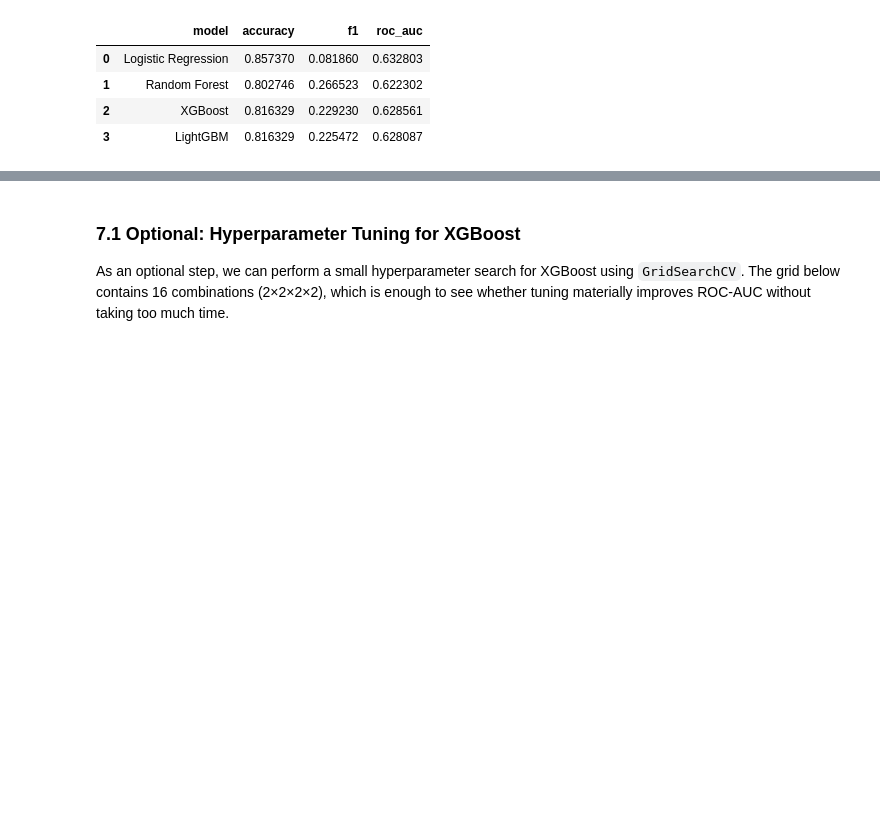
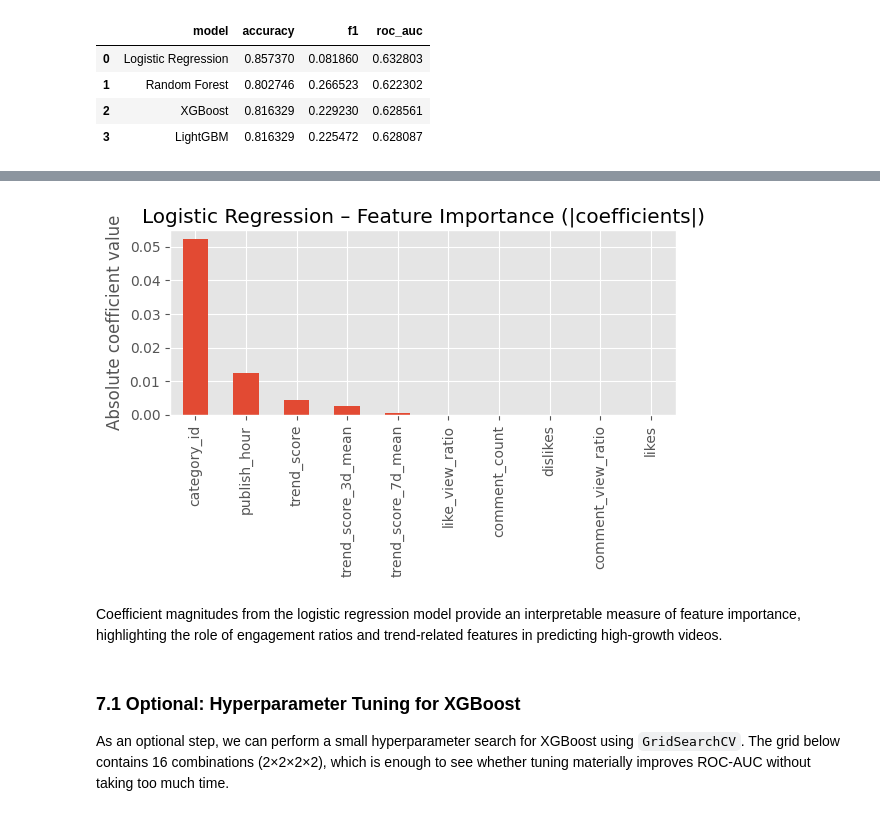
Before and after one commit to kaantanidir/DSA210-Project, a Jupyter notebook: notebooks/03_modeling.ipynb, the cells around one changed output, grey strips where cells are left out. Cells and saved outputs as stored; diff of their text form; code cells hidden in the pictures; blank space fills up the shorter version.

```diff
--- a/notebooks/03_modeling.ipynb
+++ b/notebooks/03_modeling.ipynb
@@ -681,3 +690,25 @@ results_df
+# %%
+import pandas as pd
+import numpy as np
+import matplotlib.pyplot as plt
+
+coef = log_reg.coef_[0]
+features = X_train.columns
+
+importance = pd.Series(np.abs(coef), index=features).sort_values(ascending=False)
+
+plt.figure(figsize=(6,4))
+importance.head(10).plot(kind="bar")
+plt.title("Logistic Regression – Feature Importance (|coefficients|)")
+plt.ylabel("Absolute coefficient value")
+plt.tight_layout()
+plt.show()
+# %% [output]
+[figure, added]
+# %% [markdown]
+Coefficient magnitudes from the logistic regression model provide an interpretable
+measure of feature importance, highlighting the role of engagement ratios and
+trend-related features in predicting high-growth videos.
 # %% [markdown]
 ### 7.1 Optional: Hyperparameter Tuning for XGBoost
 
```
Also changed, not shown: parts of 2 cells of this notebook, 1 other file.
